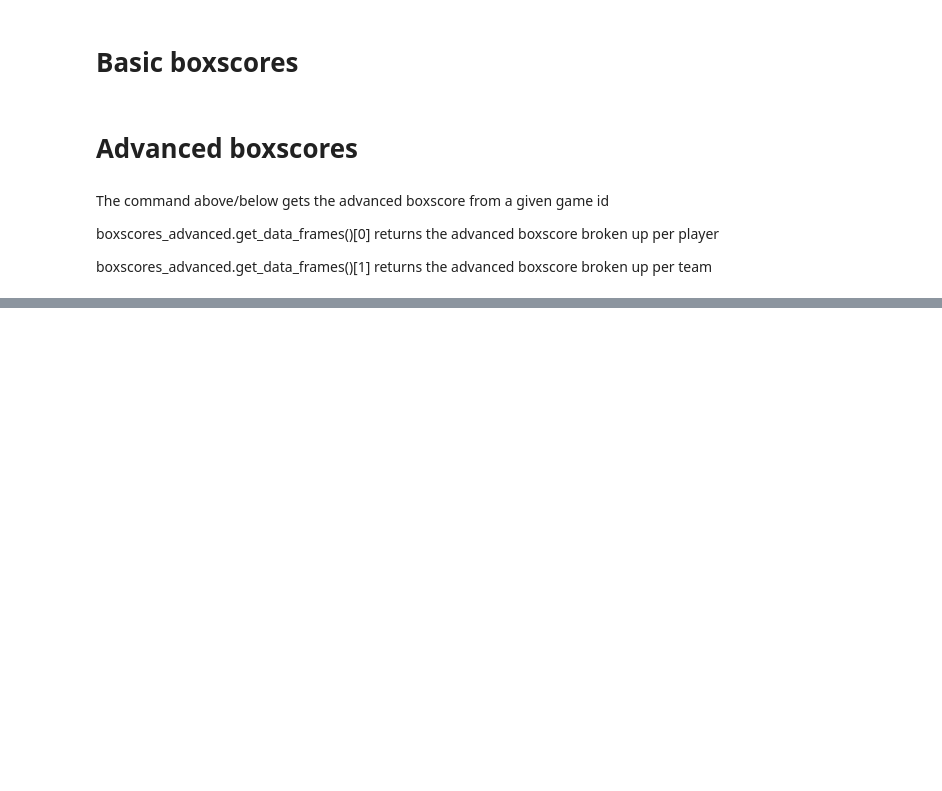
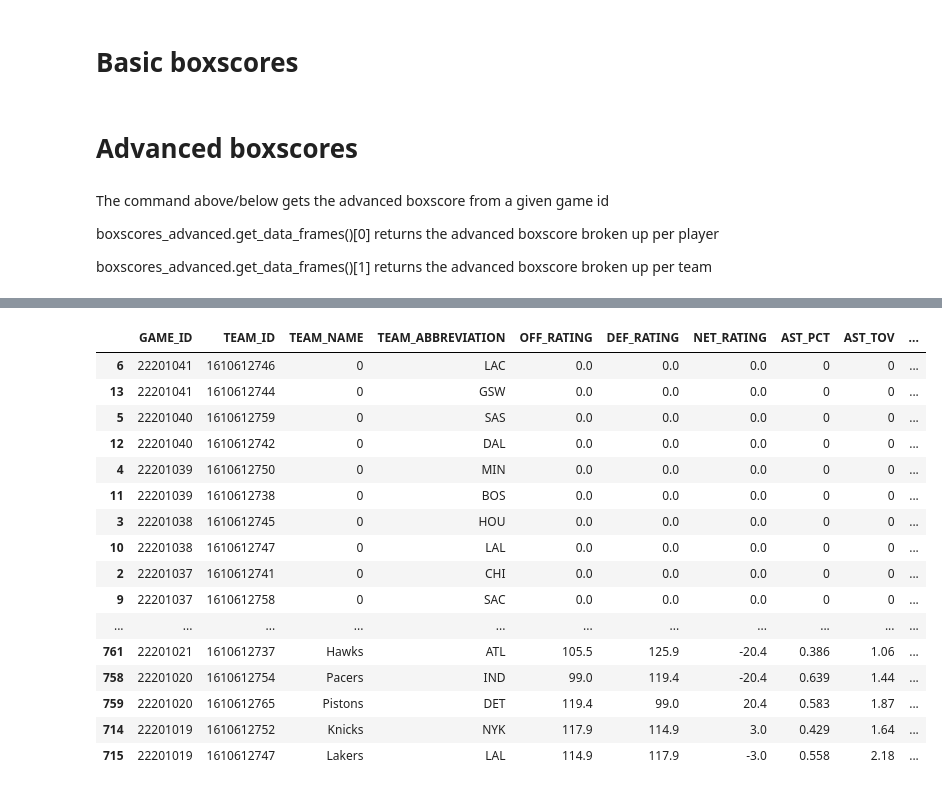
Before and after one commit to alecmatt5/nba_betting_analysis, a Jupyter notebook: backend/notebooks/production_test_julia.ipynb, the cells around one changed output, grey strips where cells are left out. Saved outputs shown, nothing was run; the diff lists cells and outputs as text; code cells hidden in the pictures; blank space fills up the shorter version.

Commit message:
preprocessing pipe for new data

```diff
--- a/backend/notebooks/production_test_julia.ipynb
+++ b/backend/notebooks/production_test_julia.ipynb
@@ -338,0 +435,23 @@ df['GAME_DATE']
+# %%
+#drop unecessary columns
+columns_to_drop = ['TEAM_CITY', 'MIN', 'E_OFF_RATING', 'E_DEF_RATING',
+               'E_NET_RATING', 'AST_RATIO', 'E_TM_TOV_PCT', 'USG_PCT',
+               'E_USG_PCT', 'E_PACE', 'PACE_PER40', 'PIE']
+advanced = advanced.drop(columns=columns_to_drop)
+
+#change game_id type to match between the 2 data frames
+games_df['GAME_ID'] = games_df['GAME_ID'].astype('int32')
+advanced['GAME_ID'] = advanced['GAME_ID'].astype('int32')
+
+#merge the needed columns from basic to advanced
+advanced = advanced.merge(games_df.drop(columns=['TEAM_ID']), on=['GAME_ID', 'TEAM_ABBREVIATION'])
+# %%
+advanced = advanced.drop_duplicates()
+
+#drop rows that only have 1 team for the game id
+value_counts = advanced['GAME_ID'].value_counts()
+unique_values = value_counts[value_counts == 1].index.tolist()
+advanced = advanced[~advanced['GAME_ID'].isin(unique_values)]
+advanced = advanced.reset_index(drop=True)
+# %%
+advanced = advanced.sort_values(by=['GAME_DATE', 'GAME_ID'], ascending=False).copy()
@@ -338,0 +465,2 @@ df['GAME_DATE']
+# %%
+test_advanced = advanced.copy()
@@ -338,0 +481,20 @@ df['GAME_DATE']
+# %%
+test_advanced.head(30)
+# %% [output]
+|  | GAME_ID | TEAM_ID | TEAM_NAME | TEAM_ABBREVIATION | OFF_RATING | DEF_RATING | NET_RATING | AST_PCT | AST_TOV | ... |
+| 6 | 22201041 | 1610612746 | 0 | LAC | 0.0 | 0.0 | 0.0 | 0 | 0 | ... |
+| 13 | 22201041 | 1610612744 | 0 | GSW | 0.0 | 0.0 | 0.0 | 0 | 0 | ... |
+| 5 | 22201040 | 1610612759 | 0 | SAS | 0.0 | 0.0 | 0.0 | 0 | 0 | ... |
+| 12 | 22201040 | 1610612742 | 0 | DAL | 0.0 | 0.0 | 0.0 | 0 | 0 | ... |
+| 4 | 22201039 | 1610612750 | 0 | MIN | 0.0 | 0.0 | 0.0 | 0 | 0 | ... |
+| 11 | 22201039 | 1610612738 | 0 | BOS | 0.0 | 0.0 | 0.0 | 0 | 0 | ... |
+| 3 | 22201038 | 1610612745 | 0 | HOU | 0.0 | 0.0 | 0.0 | 0 | 0 | ... |
+| 10 | 22201038 | 1610612747 | 0 | LAL | 0.0 | 0.0 | 0.0 | 0 | 0 | ... |
+| 2 | 22201037 | 1610612741 | 0 | CHI | 0.0 | 0.0 | 0.0 | 0 | 0 | ... |
+| 9 | 22201037 | 1610612758 | 0 | SAC | 0.0 | 0.0 | 0.0 | 0 | 0 | ... |
+| ... | ... | ... | ... | ... | ... | ... | ... | ... | ... | ... |
+| 761 | 22201021 | 1610612737 | Hawks | ATL | 105.5 | 125.9 | -20.4 | 0.386 | 1.06 | ... |
+| 758 | 22201020 | 1610612754 | Pacers | IND | 99.0 | 119.4 | -20.4 | 0.639 | 1.44 | ... |
+| 759 | 22201020 | 1610612765 | Pistons | DET | 119.4 | 99.0 | 20.4 | 0.583 | 1.87 | ... |
+| 714 | 22201019 | 1610612752 | Knicks | NYK | 117.9 | 114.9 | 3.0 | 0.429 | 1.64 | ... |
+| 715 | 22201019 | 1610612747 | Lakers | LAL | 114.9 | 117.9 | -3.0 | 0.558 | 2.18 | ... |
```
Also changed, not shown: parts of 33 cells of this notebook, 1 other file.
